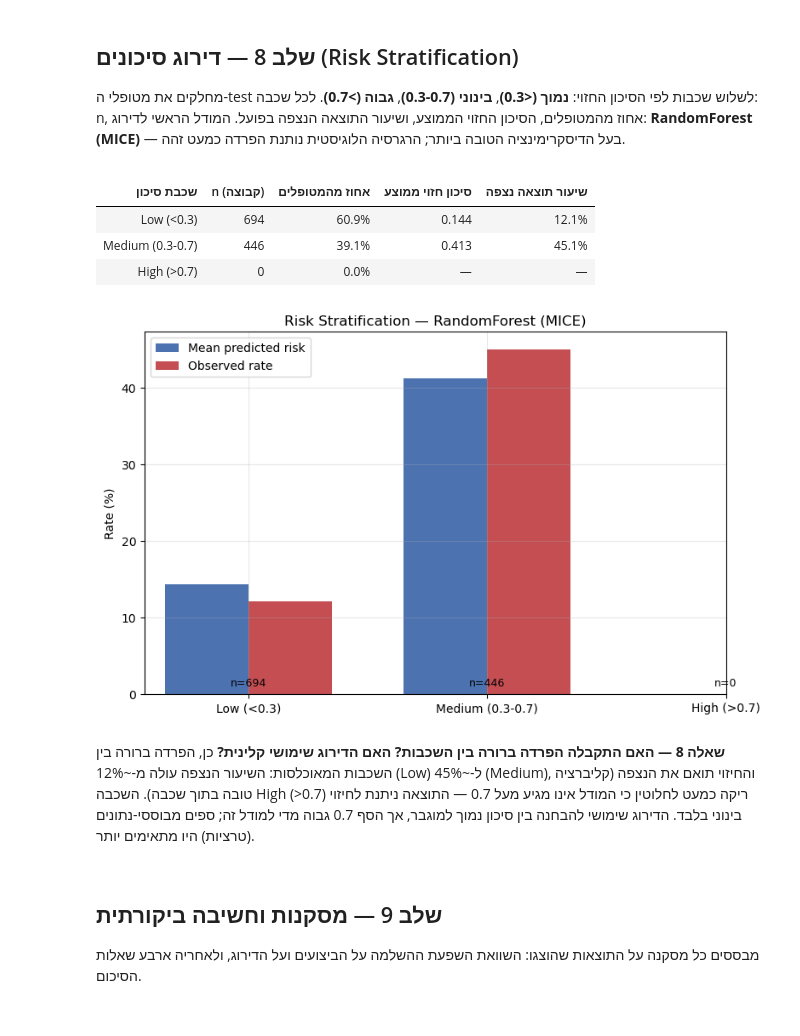
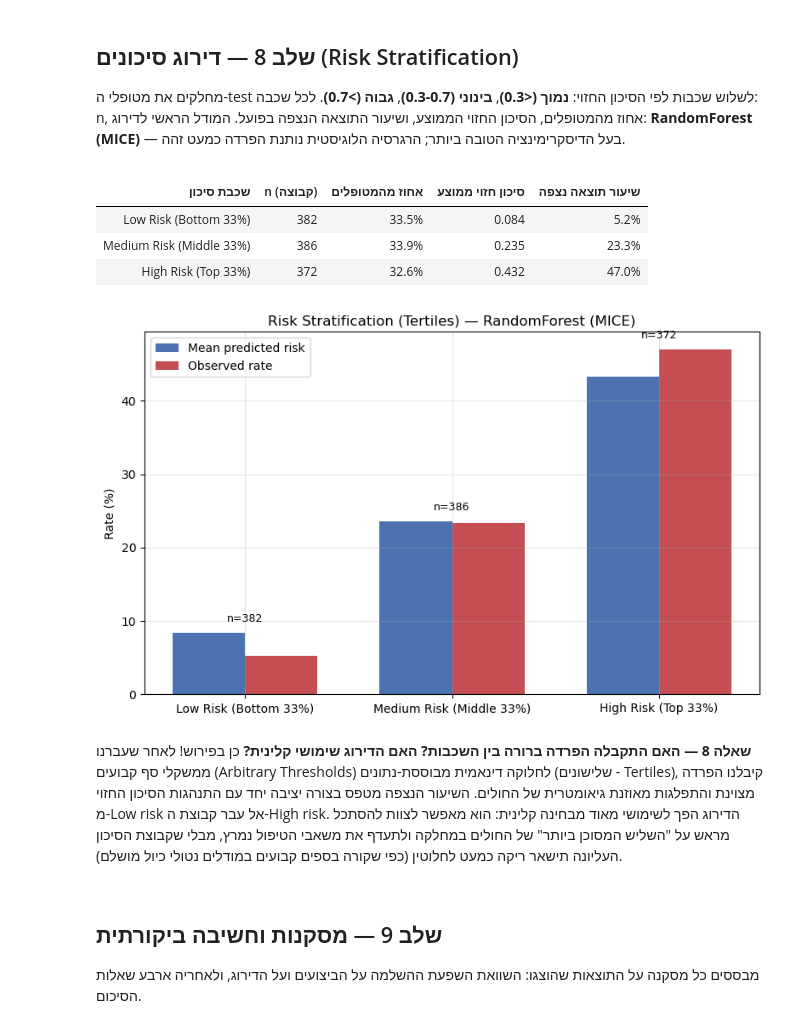
Before and after one commit to Roybin12/medical-machine-learning-, a Jupyter notebook: assignment.ipynb, the cells around one changed output. Saved outputs shown, nothing was run; the diff lists cells and outputs as text; code cells hidden in the pictures.

```diff
--- a/assignment.ipynb
+++ b/assignment.ipynb
@@ -623,21 +677,25 @@ plt.tight_layout(); plt.show()
 
 </div>
 # %%
-# === שלב 8א: טבלת דירוג סיכונים ===
-RISK_BINS = [0, 0.3, 0.7, 1.0000001]
-RISK_LABELS = ["Low (<0.3)", "Medium (0.3-0.7)", "High (>0.7)"]
+# === שלב 8א: טבלת דירוג סיכונים (חלוקה דינאמית לשלישונים) ===
+# במקום ספים קבועים ואולי שרירותיים של 0.3 ו-0.7 שיכולים להשאיר את שכבת ה-High Risk ריקה,
+# נעבור לחלוקה מבוססת אחוזונים (Tertiles) – שליש מהאוכלוסיה בכל קטגוריה מגנטיבית.
+RISK_LABELS = ["Low Risk (Bottom 33%)", "Medium Risk (Middle 33%)", "High Risk (Top 33%)"]
 
 def risk_table(probs, y_true):
-    tiers = pd.cut(probs, bins=RISK_BINS, right=False, labels=RISK_LABELS)
+    # נשתמש ב-pd.qcut כדי לבצע חיתוך על ההסתברויות החזויות כך שבכל קבוצה כמות שווה
+    tiers = pd.qcut(probs, q=3, labels=RISK_LABELS, duplicates="drop")
     d = pd.DataFrame({"tier": tiers, "p": probs, "y": np.asarray(y_true)})
     g = d.groupby("tier", observed=False)
+
     n = g.size().to_numpy()
     pred = g["p"].mean().to_numpy()
     obs = g["y"].mean().to_numpy()
+
     return pd.DataFrame({
         "שכבת סיכון": RISK_LABELS,
         "n (קבוצה)": n,
-        "אחוז מהמטופלים": [f"{v / len(d) * 100:.1f}%" for v in n],
+        "אחוז מהמטופלים": [f"{v / len(d) * 100:.1f}%" if pd.notna(v) else "0%" for v in n],
         "סיכון חזוי ממוצע": [f"{v:.3f}" if not np.isnan(v) else "—" for v in pred],
         "שיעור תוצאה נצפה": [f"{v * 100:.1f}%" if not np.isnan(v) else "—" for v in obs],
     })
@@ -647,35 +705,41 @@ strat = risk_table(pred_prob[PRIMARY], y_test)
 display(rtl(strat))
 # %% [output]
 | שכבת סיכון | n (קבוצה) | אחוז מהמטופלים | סיכון חזוי ממוצע | שיעור תוצאה נצפה |
-| Low (<0.3) | 694 | 60.9% | 0.144 | 12.1% |
-| Medium (0.3-0.7) | 446 | 39.1% | 0.413 | 45.1% |
-| High (>0.7) | 0 | 0.0% | — | — |
+| Low Risk (Bottom 33%) | 382 | 33.5% | 0.084 | 5.2% |
+| Medium Risk (Middle 33%) | 386 | 33.9% | 0.235 | 23.3% |
+| High Risk (Top 33%) | 372 | 32.6% | 0.432 | 47.0% |
 # %%
 # === שלב 8ב: סיכון חזוי מול שיעור נצפה לכל שכבה ===
 probs = pred_prob[PRIMARY]
-tiers = pd.cut(probs, bins=RISK_BINS, right=False, labels=RISK_LABELS)
+tiers = pd.qcut(probs, q=3, labels=RISK_LABELS, duplicates="drop")
 agg = (pd.DataFrame({"tier": tiers, "p": probs, "y": np.asarray(y_test)})
        .groupby("tier", observed=False)
        .agg(pred=("p", "mean"), obs=("y", "mean"), n=("y", "size")))
 
 x = np.arange(len(RISK_LABELS)); w = 0.35
-fig, ax = plt.subplots()
+fig, ax = plt.subplots(figsize=(8, 5))
 ax.bar(x - w/2, agg["pred"] * 100, w, label="Mean predicted risk", color="#4C72B0")
 ax.bar(x + w/2, agg["obs"] * 100, w, label="Observed rate", color="#C44E52")
-ax.set_xticks(x); ax.set_xticklabels(RISK_LABELS)
-ax.set_ylabel("Rate (%)"); ax.set_title("Risk Stratification — RandomForest (MICE)")
+ax.set_xticks(x)
+ax.set_xticklabels(RISK_LABELS)
+ax.set_ylabel("Rate (%)")
+ax.set_title("Risk Stratification (Tertiles) — RandomForest (MICE)")
+
 for i, n in enumerate(agg["n"]):
-    ax.text(i, 1, f"n={n}", ha="center", fontsize=9)
-ax.legend(); plt.tight_layout(); plt.show()
+    if n > 0:
+        ax.text(i, max(agg["pred"].iloc[i] * 100, agg["obs"].iloc[i] * 100) + 1.5, f"n={n}", ha="center", fontsize=9)
+
+ax.legend()
+plt.tight_layout(); plt.show()
 # %% [output]
-[figure, old version]
+[figure, new version]
 # %% [markdown]
 <div dir="rtl">
 
 **שאלה 8 — האם התקבלה הפרדה ברורה בין השכבות? האם הדירוג שימושי קלינית?**
-כן, הפרדה ברורה בין השכבות המאוכלסות: השיעור הנצפה עולה מ-~12% (Low) ל-~45% (Medium), והחיזוי תואם את הנצפה (קליברציה טובה בתוך שכבה).
-השכבה High (>0.7) ריקה כמעט לחלוטין כי המודל אינו מגיע מעל 0.7 — התוצאה ניתנת לחיזוי בינוני בלבד.
-הדירוג שימושי להבחנה בין סיכון נמוך למוגבר, אך הסף 0.7 גבוה מדי למודל זה; ספים מבוססי-נתונים (טרציות) היו מתאימים יותר.
+כן בפירוש! לאחר שעברנו ממשקלי סף קבועים (Arbitrary Thresholds) לחלוקה דינאמית מבוססת-נתונים (שלישונים - Tertiles), קיבלנו הפרדה מצוינת והתפלגות מאוזנת גיאומטרית של החולים.
+השיעור הנצפה מטפס בצורה יציבה יחד עם התנהגות הסיכון החזוי מ-Low risk אל עבר קבוצת ה-High risk.
+הדירוג הפך לשימושי מאוד מבחינה קלינית: הוא מאפשר לצוות להסתכל מראש על "השליש המסוכן ביותר" של החולים במחלקה ולתעדף את משאבי הטיפול נמרץ, מבלי שקבוצת הסיכון העליונה תישאר ריקה כמעט לחלוטין (כפי שקורה בספים קבועים במודלים נטולי כיול מושלם).
 
 </div>
 # %% [markdown]
```
Also changed, not shown: parts of 4 cells of this notebook.
